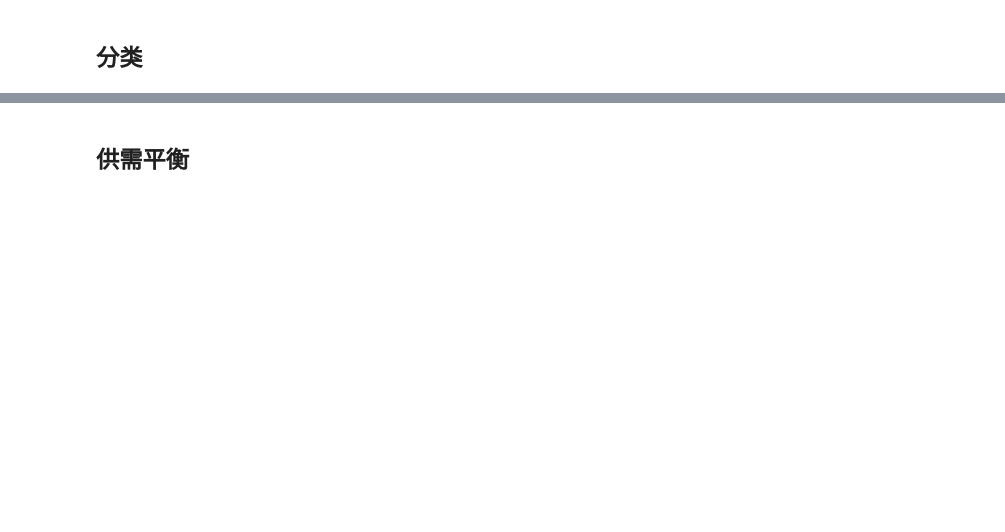
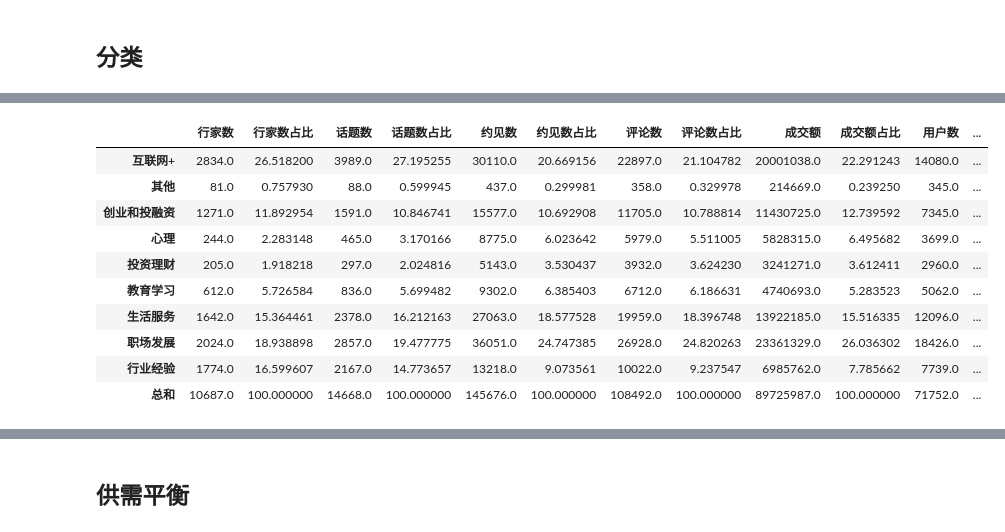
Before and after one commit to wymintage/zaih_analysis, a Jupyter notebook: zaih_analysis/zaih_analysis_2.ipynb, the cells around one changed output, grey strips where cells are left out. Saved outputs shown, nothing was run; the diff lists cells and outputs as text; code cells hidden in the pictures; blank space fills up the shorter version.

```diff
--- a/zaih_analysis/zaih_analysis_2.ipynb
+++ b/zaih_analysis/zaih_analysis_2.ipynb
@@ -386,0 +486,8 @@ NameError: name 'mentor_city' is not defined
+# %%
+# 话题
+topic_cat = topic_cat_detail_uni[['topic_id_PK', 'cat_name_root']].groupby(['cat_name_root']).count()
+#topic_cat = topic_cat.drop(['None'])
+topic_cat = topic_cat.rename(index=str, columns={'topic_id_PK':'topic_count'})
+topic_cat['topic_pct'] = topic_cat.topic_count / topic_cat.topic_count.sum() * 100
+topic_cat.topic_count.sum()
+topic_cat
@@ -386,0 +642,11 @@ NameError: name 'mentor_city' is not defined
+# %%
+# 回复
+reply_cat = comment_and_topic_cat[['comment_id_PK', 'have_reply', 'cat_name_root']]
+reply_cat = reply_cat[reply_cat.have_reply == 'True']
+reply_cat = reply_cat[['comment_id_PK', 'cat_name_root']].groupby(['cat_name_root']).count()
+
+reply_cat = reply_cat.rename(index=str, columns={'comment_id_PK':'reply_count'})
+reply_cat['reply_pct'] = reply_cat.reply_count / reply_cat.reply_count.sum() * 100
+
+reply_cat
+reply_cat.reply_count.sum()
@@ -386,0 +666,40 @@ NameError: name 'mentor_city' is not defined
+# %%
+# 数据合并及展示
+cat = mentor_cat.join([topic_cat, meet_cat, comment_cat, volume_cat_topic, user_cat, reply_cat], how='outer')
+cat_sum = cat.sum().to_frame().T
+cat_sum = cat_sum.rename({0:'总和'})
+cat = cat.append(cat_sum)
+
+cat = cat.rename(
+    index=str,
+    columns={
+        'mentor_count': '行家数',
+        'mentor_pct': '行家数占比',
+        'topic_count':'话题数',
+        'topic_pct': '话题数占比',
+        'meet_num_sum': '约见数',
+        'meet_num_pct': '约见数占比',
+        'comment_count': '评论数',
+        'comment_pct': '评论数占比',
+        'volume': '成交额',
+        'volume_pct': '成交额占比',
+        'user_count': '用户数',
+        'user_pct': '用户数占比',
+        'reply_count': '回复数',
+        'reply_pct': '回复数占比'
+    }
+)
+
+cat
+# %% [output]
+|  | 行家数 | 行家数占比 | 话题数 | 话题数占比 | 约见数 | 约见数占比 | 评论数 | 评论数占比 | 成交额 | 成交额占比 | 用户数 | ... |
+| 互联网+ | 2834.0 | 26.518200 | 3989.0 | 27.195255 | 30110.0 | 20.669156 | 22897.0 | 21.104782 | 20001038.0 | 22.291243 | 14080.0 | ... |
+| 其他 | 81.0 | 0.757930 | 88.0 | 0.599945 | 437.0 | 0.299981 | 358.0 | 0.329978 | 214669.0 | 0.239250 | 345.0 | ... |
+| 创业和投融资 | 1271.0 | 11.892954 | 1591.0 | 10.846741 | 15577.0 | 10.692908 | 11705.0 | 10.788814 | 11430725.0 | 12.739592 | 7345.0 | ... |
+| 心理 | 244.0 | 2.283148 | 465.0 | 3.170166 | 8775.0 | 6.023642 | 5979.0 | 5.511005 | 5828315.0 | 6.495682 | 3699.0 | ... |
+| 投资理财 | 205.0 | 1.918218 | 297.0 | 2.024816 | 5143.0 | 3.530437 | 3932.0 | 3.624230 | 3241271.0 | 3.612411 | 2960.0 | ... |
+| 教育学习 | 612.0 | 5.726584 | 836.0 | 5.699482 | 9302.0 | 6.385403 | 6712.0 | 6.186631 | 4740693.0 | 5.283523 | 5062.0 | ... |
+| 生活服务 | 1642.0 | 15.364461 | 2378.0 | 16.212163 | 27063.0 | 18.577528 | 19959.0 | 18.396748 | 13922185.0 | 15.516335 | 12096.0 | ... |
+| 职场发展 | 2024.0 | 18.938898 | 2857.0 | 19.477775 | 36051.0 | 24.747385 | 26928.0 | 24.820263 | 23361329.0 | 26.036302 | 18426.0 | ... |
+| 行业经验 | 1774.0 | 16.599607 | 2167.0 | 14.773657 | 13218.0 | 9.073561 | 10022.0 | 9.237547 | 6985762.0 | 7.785662 | 7739.0 | ... |
+| 总和 | 10687.0 | 100.000000 | 14668.0 | 100.000000 | 145676.0 | 100.000000 | 108492.0 | 100.000000 | 89725987.0 | 100.000000 | 71752.0 | ... |
```
Also changed, not shown: parts of 44 cells of this notebook, 5 other files.
